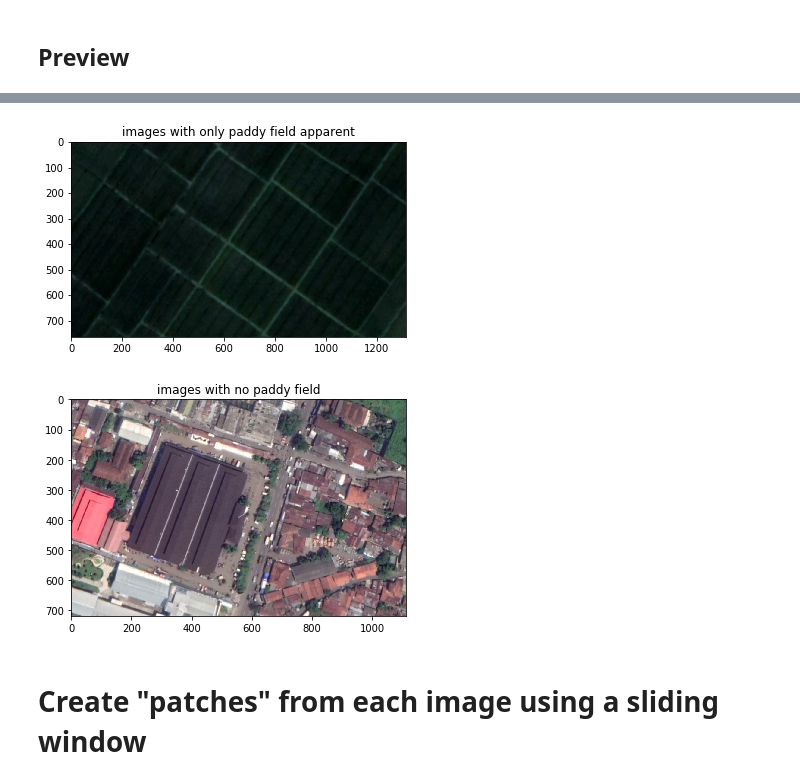
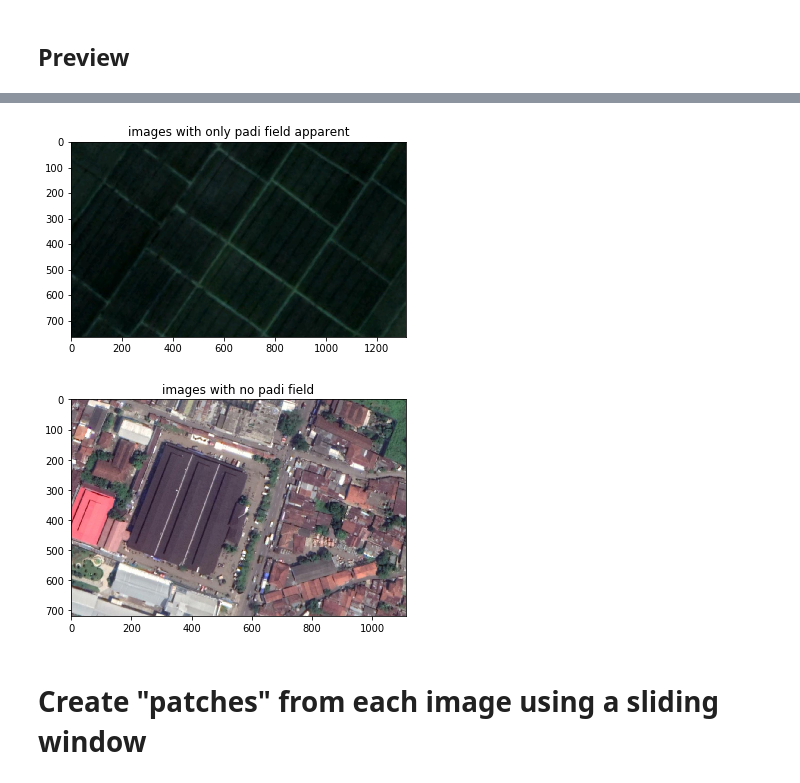
Before and after one commit to Gio1709/paddy, a Jupyter notebook: bamboopaddy_forest_detection.ipynb, the cells around one changed output, grey strips where cells are left out. Cells and saved outputs as stored; diff of their text form; code cells hidden in the pictures.

```diff
--- a/bamboopaddy_forest_detection.ipynb
+++ b/bamboopaddy_forest_detection.ipynb
@@ -85,14 +85,14 @@ b12.png  b1.png   b4.png  b7.png  o10.png  o3.png  o6.png  o9.png
 # %%
-plt.title("images with only paddy field apparent")
-plt.imshow(imread("paddy/train/b2.png"))
+plt.title("images with only padi field apparent")
+plt.imshow(imread("padi/train/b2.jpg"))
 plt.show()
 
-plt.title("images with no paddy field")
-plt.imshow(imread("paddy/train/o10.png"))
+plt.title("images with no padi field")
+plt.imshow(imread("padi/train/o10.jpg"))
 plt.show()
 # %% [output]
-[figure, old version]
+[figure, new version]
-[figure, old version]
+[figure, new version]
 # %% [markdown]
 # Create "patches" from each image using a sliding window
 # %%
```
Also changed, not shown: parts of 21 cells of this notebook.
